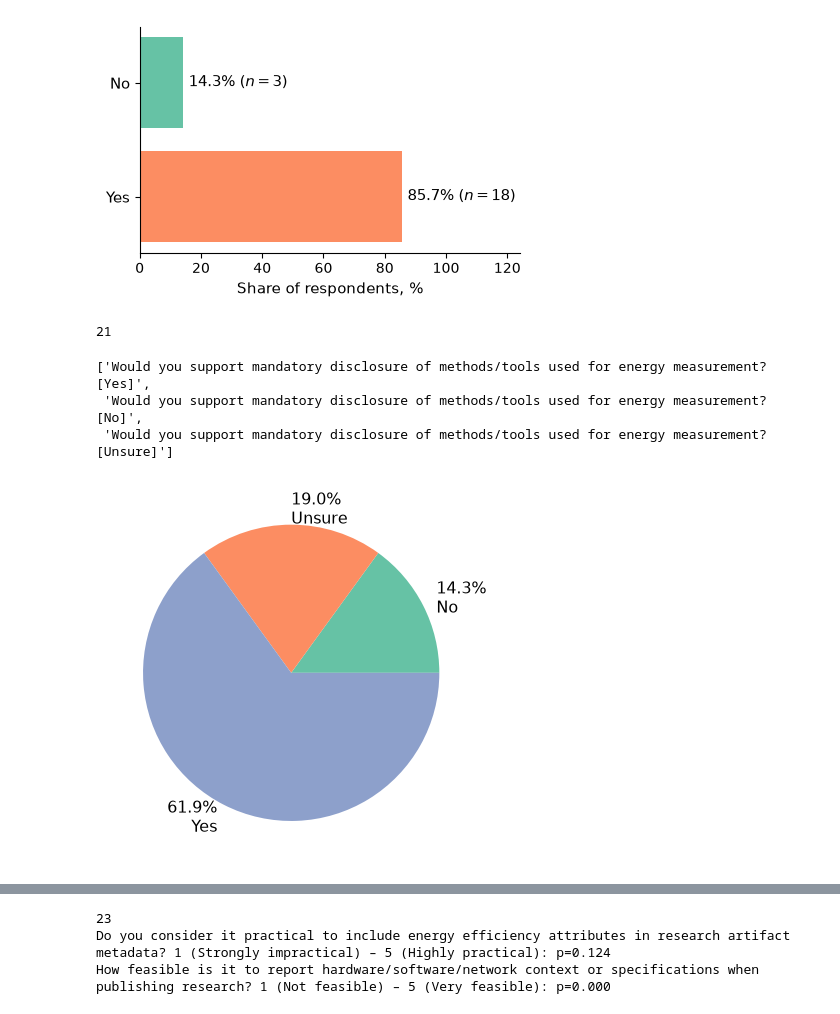
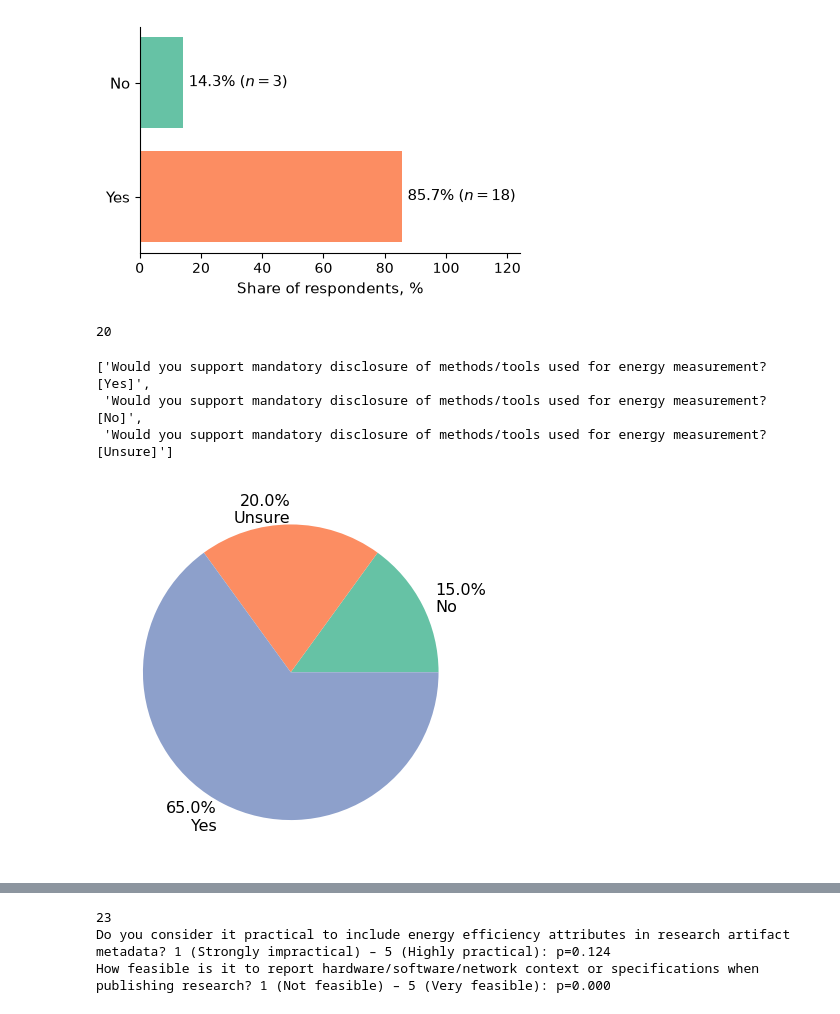
Before and after one commit to Ellariel/fairs-pilot-validation, a Jupyter notebook: analysis_revision.ipynb, the cells around one changed output, grey strips where cells are left out. Drawn from its saved outputs; the diff is of its cells as text; code cells hidden in the pictures.

```diff
--- a/analysis_revision.ipynb
+++ b/analysis_revision.ipynb
@@ -772,35 +772,39 @@ qs = ['Would you support mandatory disclosure of methods/tools used for energy m
       'Would you support mandatory disclosure of methods/tools used for energy measurement? [No]',
       'Would you support mandatory disclosure of methods/tools used for energy measurement? [Unsure]']
 df = cleaned_data.copy()
 df = df[df['Selected_expert'] == 1]
 qq = q(qs, df)
 df = df[qq].dropna().replace({
     'Yes': 1,
     'No': 0,
     np.nan: 0,
     None: 0,
 })
 df[qq[0]] = df[qq[0]].map({
     1: 'Yes',
     0: np.nan,
 })
 df[qq[1]] = df[qq[1]].map({
     1: 'No',
     0: np.nan,
 })
 df[qq[2]] = df[qq[2]].map({
     1: 'Unsure',
     0: np.nan,
 })
 df['category2'] = df[qq[0]].combine_first(df[qq[1]]).combine_first(df[qq[2]])
-df = df[['category2']]
+df = df[['category2']].replace({
+    'Yes': 'Yes',
+    'No': 'No',
+    'Unsure': 'Unsure',
+    # np.nan: 'Unsure',
+}).dropna()
 print(len(df))
-draw_pie(df, nrows=1, ncols=1, file_name='fig07c', width=4, height=4,
-         labeldistance=1.1, )
+draw_pie(df, nrows=1, ncols=1, file_name='fig07c', width=4, height=4, labeldistance=1.1, )
 qq
 # %% [output]
-21
+20
 ['Would you support mandatory disclosure of methods/tools used for energy measurement? [Yes]',
  'Would you support mandatory disclosure of methods/tools used for energy measurement? [No]',
  'Would you support mandatory disclosure of methods/tools used for energy measurement? [Unsure]']
-[figure, old version]
+[figure, new version]
```
Also changed, not shown: parts of 1 cell of this notebook, 2 other files.
